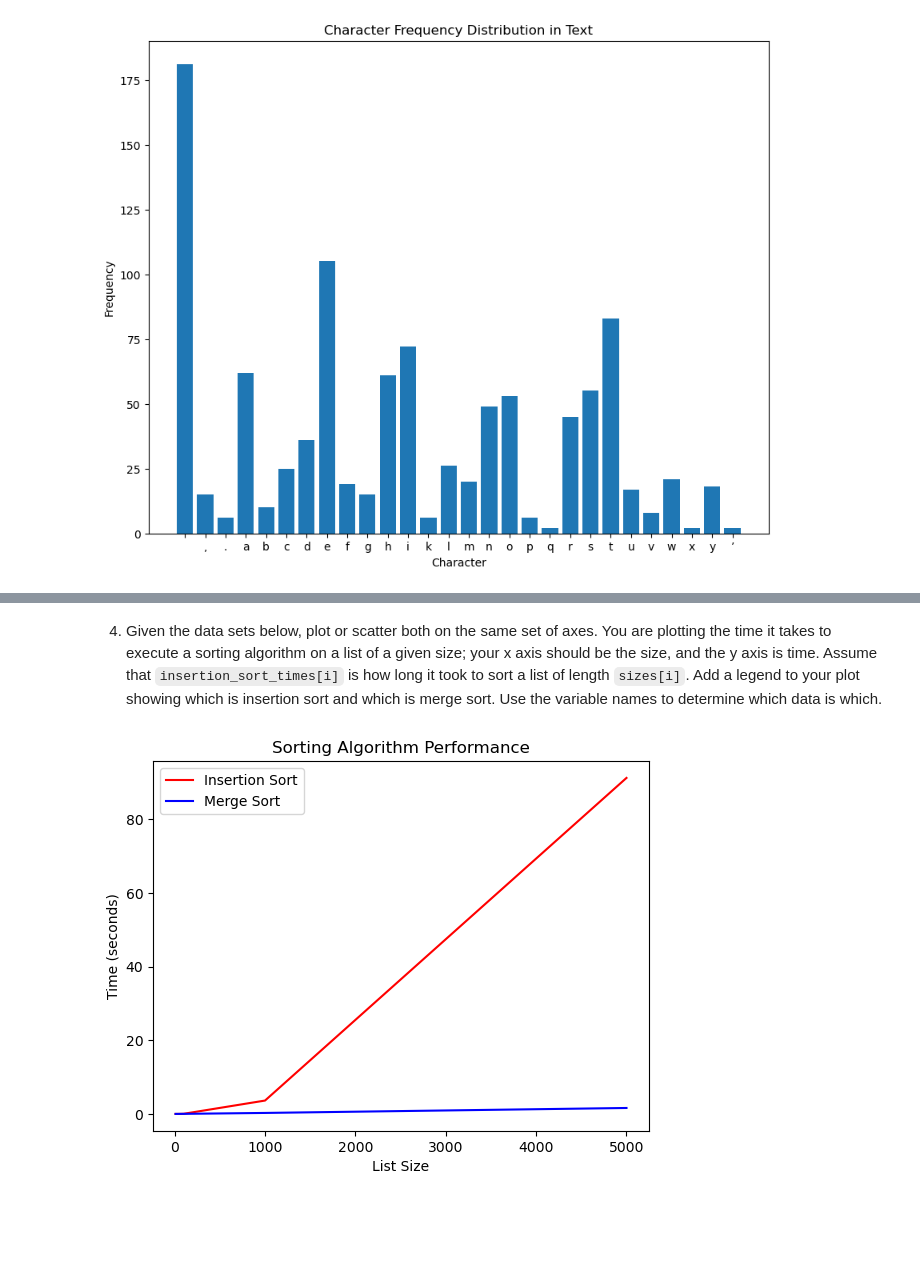
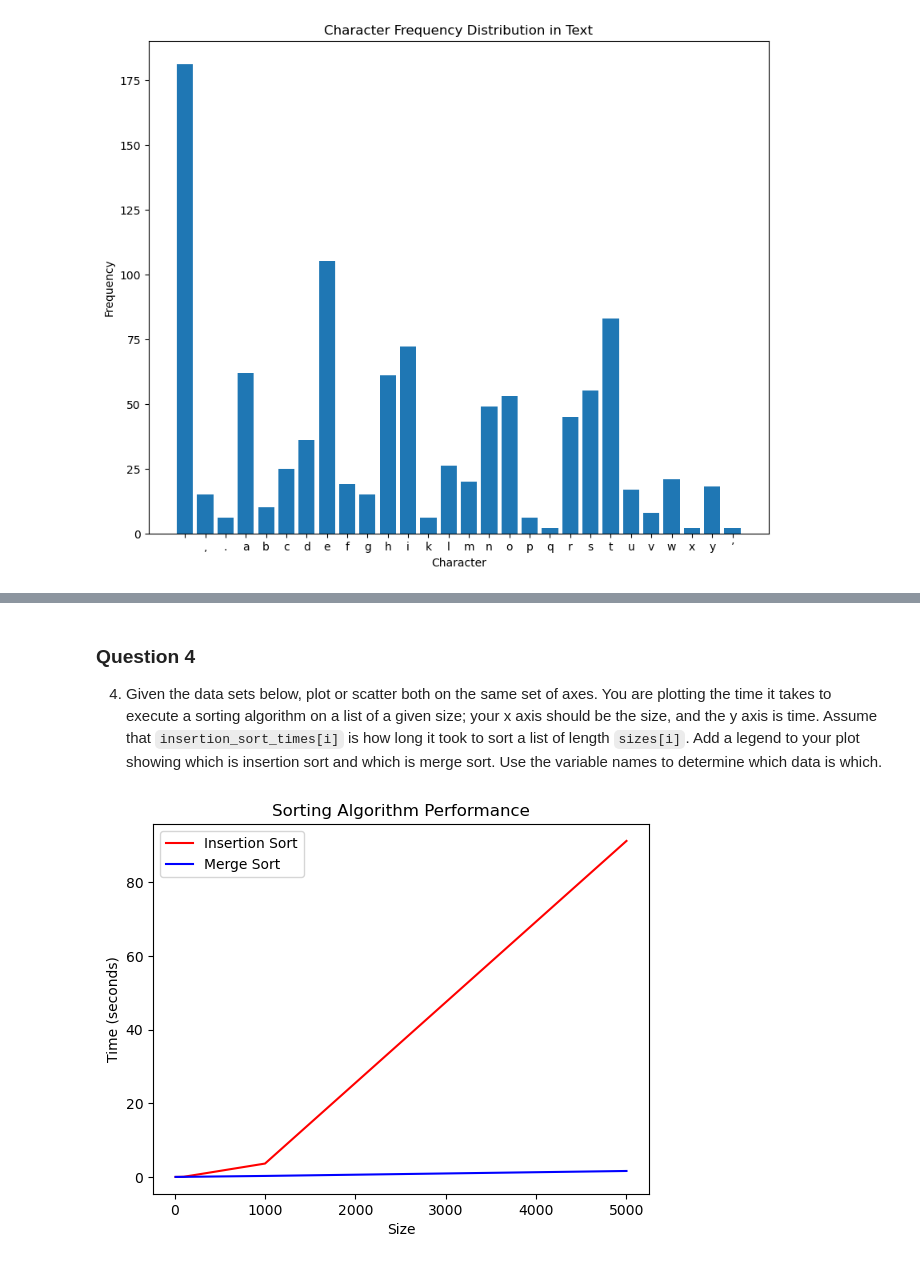
Before and after one commit to jrandl/pyplot, a Jupyter notebook: pyplot.ipynb, the cells around one changed output, grey strips where cells are left out. Drawn from its saved outputs; the diff is of its cells as text; code cells hidden in the pictures; blank space fills up the shorter version.

```diff
--- a/pyplot.ipynb
+++ b/pyplot.ipynb
@@ -145,19 +152,20 @@ print(numbers)
 # %% [markdown]
+### Question 4
 4. Given the data sets below, plot or scatter both on the same set of axes.  You are plotting the time it takes to execute a sorting algorithm on a list of a given size; your x axis should be the size, and the y axis is time.  Assume that `insertion_sort_times[i]` is how long it took to sort a list of length `sizes[i]`.  Add a legend to your plot showing which is insertion sort and which is merge sort.  Use the variable names to determine which data is which.
 # %%
 sizes = [10, 20, 50, 100, 1000, 5000]
 insertion_sort_times = [0.0010252999999999998, 0.0027026999999999954, 0.010147200000000002, 0.0381137, 3.6303399, 91.2180796]
 merge_sort_times = [0.00161889999999687, 0.003635600000009731, 0.0090655000000055, 0.020108000000007564, 0.2687474000000094, 1.6147050999999948]
 
 import matplotlib.pyplot as plt
 plt.plot(sizes, insertion_sort_times, label = 'Insertion Sort', color='red')
 plt.plot(sizes, merge_sort_times, label='Merge Sort', color='blue' )
 
-plt.xlabel('List Size')
+plt.xlabel('Size')
 plt.ylabel('Time (seconds)')
 plt.title('Sorting Algorithm Performance')
 plt.legend()
 
 plt.show()
 # %% [output]
-[figure, old version]
+[figure, new version]
```
Also changed, not shown: parts of 7 cells of this notebook, 2 other files.
